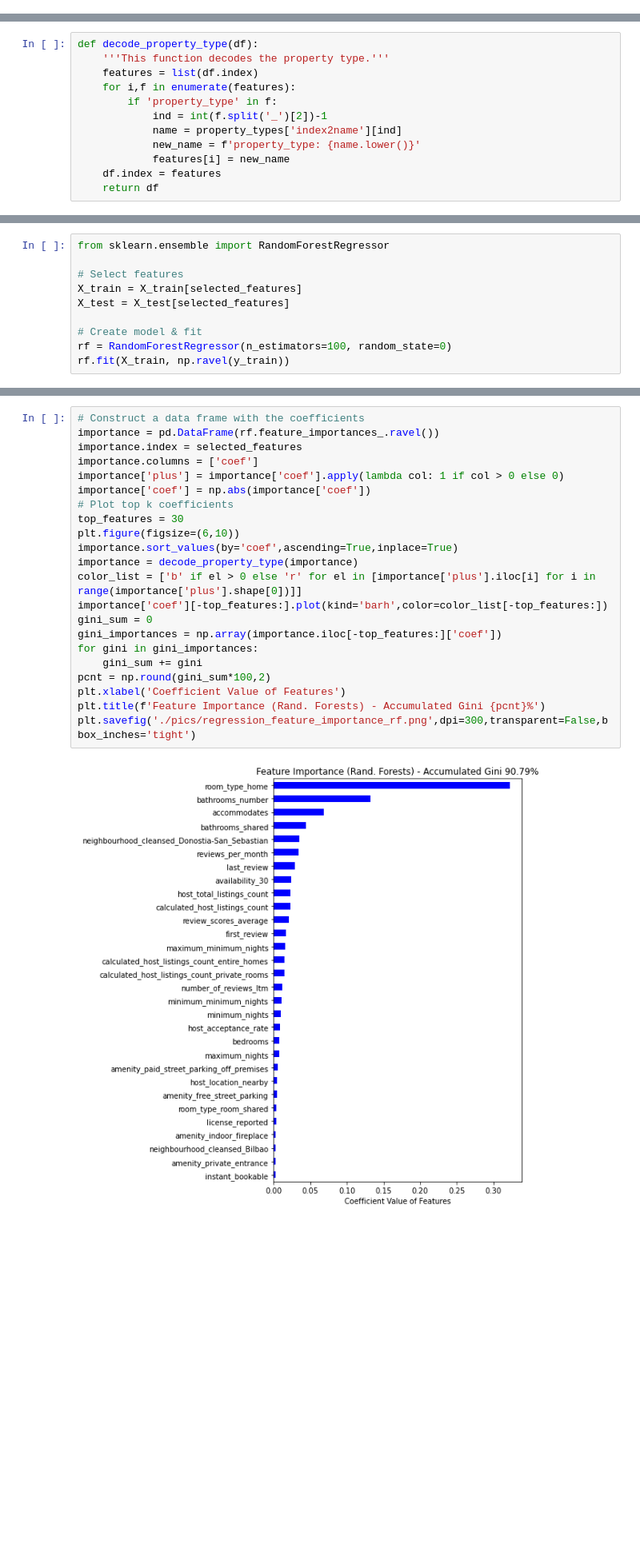
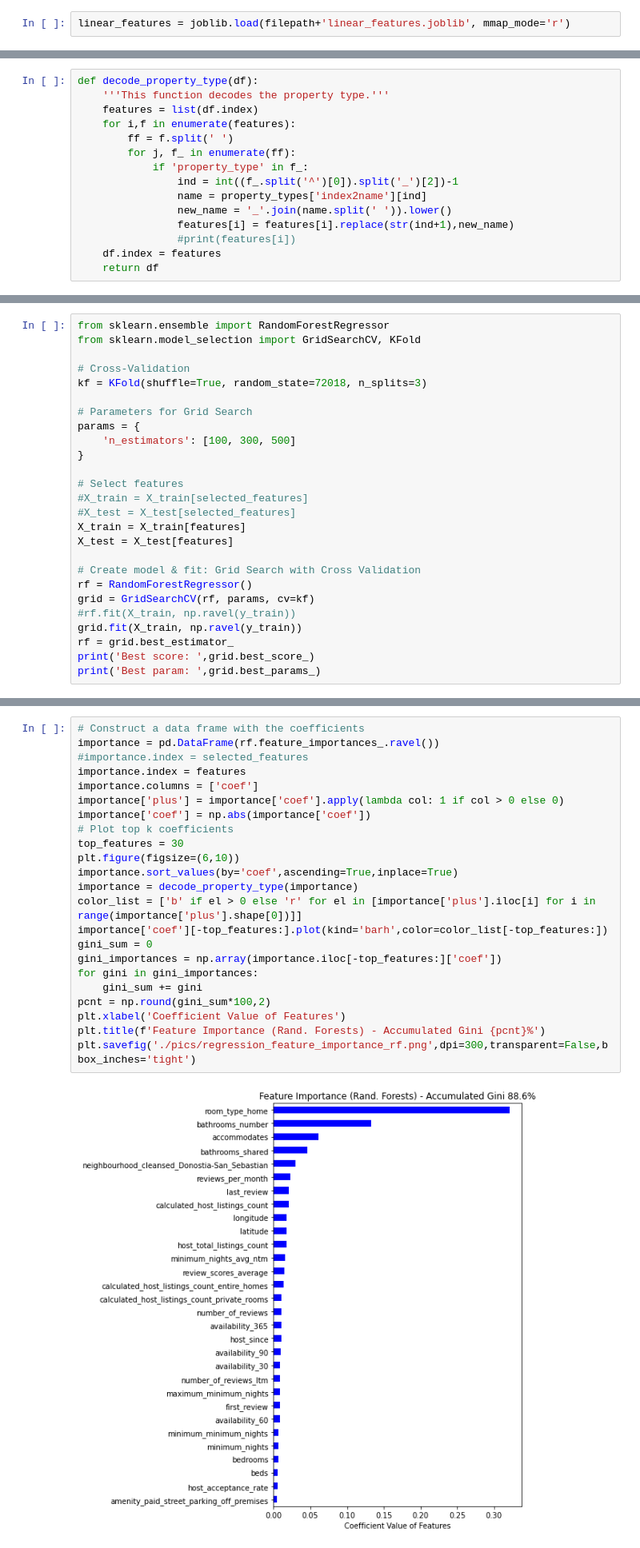
Before and after one commit to mxagar/airbnb_data_analysis, a Jupyter notebook: 03_AirBnB_DataAnalysis_Modelling.ipynb, the cells around one changed output, grey strips where cells are left out. Shown at 80% size. Saved outputs shown, nothing was run; the diff lists cells and outputs as text; blank space fills up the shorter version.

```diff
--- a/03_AirBnB_DataAnalysis_Modelling.ipynb
+++ b/03_AirBnB_DataAnalysis_Modelling.ipynb
@@ -84,6 +84,8 @@ scaler = joblib.load(filepath+'minmax_scaler.joblib', mmap_mode='r')
 property_types = joblib.load(filepath+'property_types.joblib', mmap_mode='r')
 # %%
 selected_features = joblib.load(filepath+'selected_features.joblib', mmap_mode='r')
+# %%
+linear_features = joblib.load(filepath+'linear_features.joblib', mmap_mode='r')
 # %%
 numerical_transform_params = joblib.load(filepath+'numerical_transform_params.joblib', mmap_mode='r')
 # %% [markdown]
@@ -186,11 +237,14 @@ def decode_property_type(df):
     '''This function decodes the property type.'''
     features = list(df.index)
     for i,f in enumerate(features):
-        if 'property_type' in f:
-            ind = int(f.split('_')[2])-1
-            name = property_types['index2name'][ind]
-            new_name = f'property_type: {name.lower()}'
-            features[i] = new_name
+        ff = f.split(' ')
+        for j, f_ in enumerate(ff):
+            if 'property_type' in f_:
+                ind = int((f_.split('^')[0]).split('_')[2])-1
+                name = property_types['index2name'][ind]
+                new_name = '_'.join(name.split(' ')).lower()
+                features[i] = features[i].replace(str(ind+1),new_name)
+                #print(features[i])
     df.index = features
     return df
 # %%
@@ -231,12 +288,28 @@ Since the linear regression model performs so poorly, we try random forests, sin
 #### Select Features and Fit Model
 # %%
 from sklearn.ensemble import RandomForestRegressor
+from sklearn.model_selection import GridSearchCV, KFold
+
+# Cross-Validation
+kf = KFold(shuffle=True, random_state=72018, n_splits=3)
+
+# Parameters for Grid Search
+params = {
+    'n_estimators': [100, 300, 500]
+}
 
 # Select features
-X_train = X_train[selected_features]
-X_test = X_test[selected_features]
+#X_train = X_train[selected_features]
+#X_test = X_test[selected_features]
+X_train = X_train[features]
+X_test = X_test[features]
 
-# Create model & fit
-rf = RandomForestRegressor(n_estimators=100, random_state=0)
-rf.fit(X_train, np.ravel(y_train))
+# Create model & fit: Grid Search with Cross Validation
+rf = RandomForestRegressor()
+grid = GridSearchCV(rf, params, cv=kf)
+#rf.fit(X_train, np.ravel(y_train))
+grid.fit(X_train, np.ravel(y_train))
+rf = grid.best_estimator_
+print('Best score: ',grid.best_score_)
+print('Best param: ',grid.best_params_)
 # %% [output]
@@ -318,25 +392,26 @@ stats.probplot(error['price'], dist="norm", plot=plt);
 # %%
 # Construct a data frame with the coefficients
 importance = pd.DataFrame(rf.feature_importances_.ravel())
-importance.index = selected_features
+#importance.index = selected_features
+importance.index = features
 importance.columns = ['coef']
 importance['plus'] = importance['coef'].apply(lambda col: 1 if col > 0 else 0)
 importance['coef'] = np.abs(importance['coef'])
 # Plot top k coefficients
 top_features = 30
 plt.figure(figsize=(6,10))
 importance.sort_values(by='coef',ascending=True,inplace=True)
 importance = decode_property_type(importance)
 color_list = ['b' if el > 0 else 'r' for el in [importance['plus'].iloc[i] for i in range(importance['plus'].shape[0])]]
 importance['coef'][-top_features:].plot(kind='barh',color=color_list[-top_features:])
 gini_sum = 0
 gini_importances = np.array(importance.iloc[-top_features:]['coef'])
 for gini in gini_importances:
     gini_sum += gini
 pcnt = np.round(gini_sum*100,2)
 plt.xlabel('Coefficient Value of Features')
 plt.title(f'Feature Importance (Rand. Forests) - Accumulated Gini {pcnt}%')
 plt.savefig('./pics/regression_feature_importance_rf.png',dpi=300,transparent=False,bbox_inches='tight')
 # %% [output]
-[figure, old version]
+[figure, new version]
 # %%
```
Also changed, not shown: parts of 37 cells of this notebook, 13 other files.
